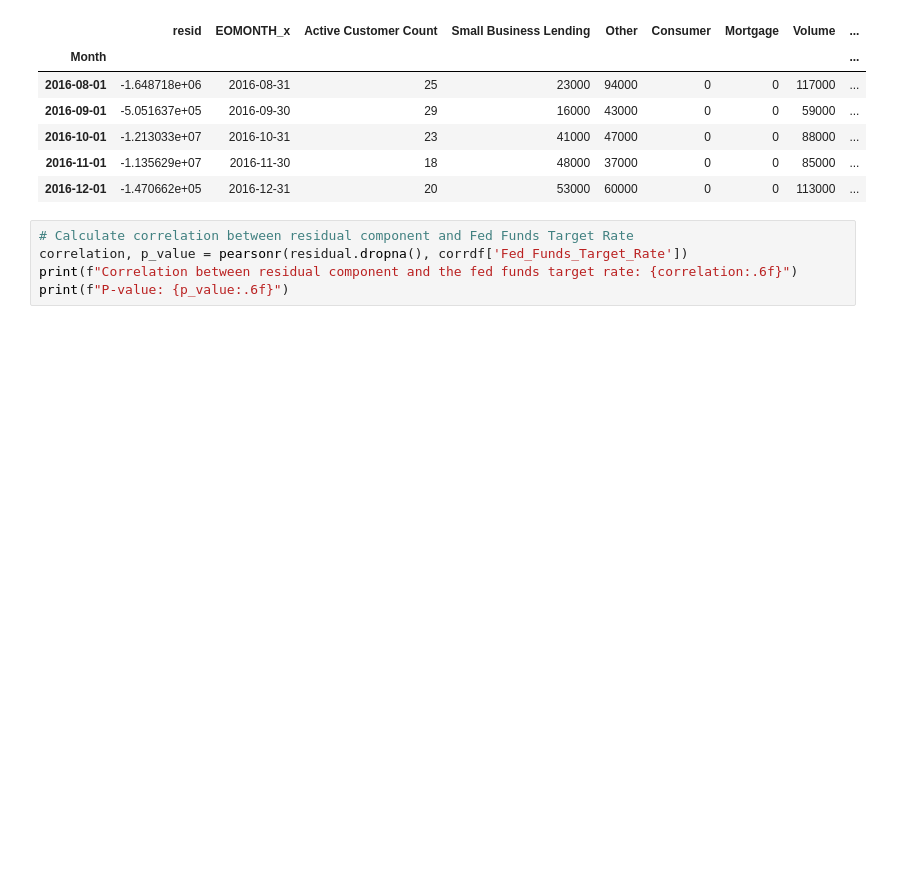
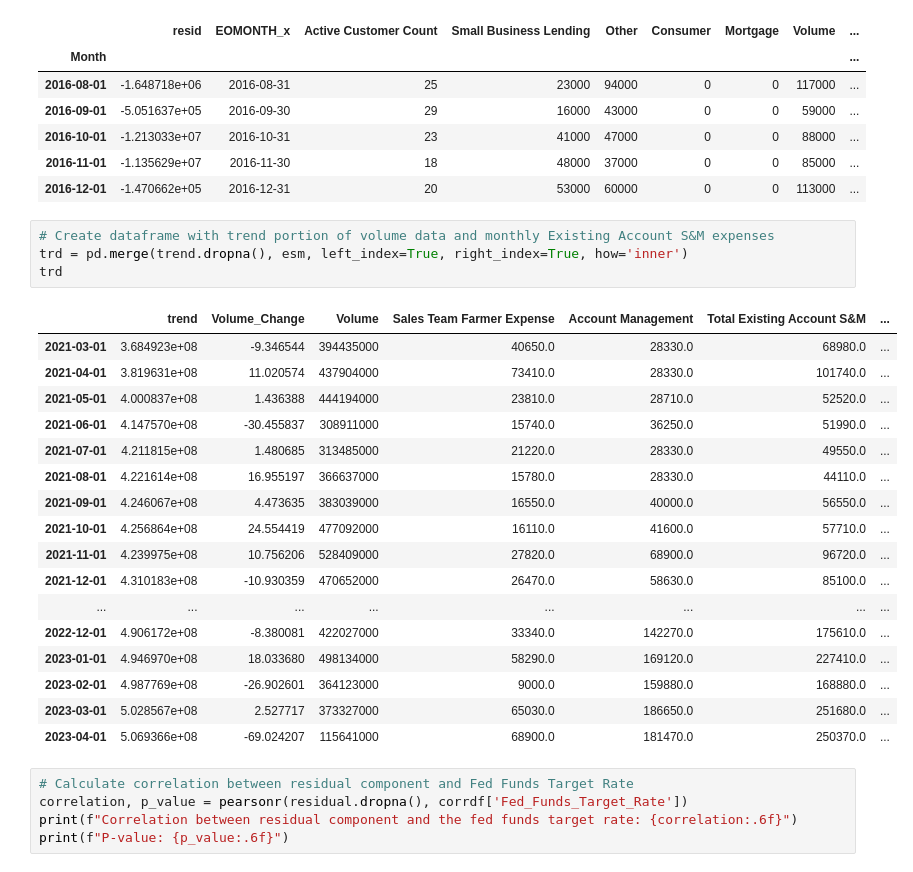
Before and after one commit to CmasterFTP/P.Oakley-Correlation-Analysis, a Jupyter notebook: P.Oakley Correlation Analysis v3 (US_Prime_Rate).ipynb, the cells around one changed output. Saved outputs shown, nothing was run; the diff lists cells and outputs as text; blank space fills up the shorter version.

```diff
--- a/P.Oakley Correlation Analysis v3 (US_Prime_Rate).ipynb
+++ b/P.Oakley Correlation Analysis v3 (US_Prime_Rate).ipynb
@@ -376,6 +376,28 @@ corrdf.head()
 | 2016-10-01 | -1.213033e+07 | 2016-10-31 | 23 | 41000 | 47000 | 0 | 0 | 88000 | ... |
 | 2016-11-01 | -1.135629e+07 | 2016-11-30 | 18 | 48000 | 37000 | 0 | 0 | 85000 | ... |
 | 2016-12-01 | -1.470662e+05 | 2016-12-31 | 20 | 53000 | 60000 | 0 | 0 | 113000 | ... |
+# %%
+# Create dataframe with trend portion of volume data and monthly Existing Account S&M expenses
+trd = pd.merge(trend.dropna(), esm, left_index=True, right_index=True, how='inner')
+trd
+# %% [output]
+|  | trend | Volume_Change | Volume | Sales Team Farmer Expense | Account Management | Total Existing Account S&M | ... |
+| 2021-03-01 | 3.684923e+08 | -9.346544 | 394435000 | 40650.0 | 28330.0 | 68980.0 | ... |
+| 2021-04-01 | 3.819631e+08 | 11.020574 | 437904000 | 73410.0 | 28330.0 | 101740.0 | ... |
+| 2021-05-01 | 4.000837e+08 | 1.436388 | 444194000 | 23810.0 | 28710.0 | 52520.0 | ... |
+| 2021-06-01 | 4.147570e+08 | -30.455837 | 308911000 | 15740.0 | 36250.0 | 51990.0 | ... |
+| 2021-07-01 | 4.211815e+08 | 1.480685 | 313485000 | 21220.0 | 28330.0 | 49550.0 | ... |
+| 2021-08-01 | 4.221614e+08 | 16.955197 | 366637000 | 15780.0 | 28330.0 | 44110.0 | ... |
+| 2021-09-01 | 4.246067e+08 | 4.473635 | 383039000 | 16550.0 | 40000.0 | 56550.0 | ... |
+| 2021-10-01 | 4.256864e+08 | 24.554419 | 477092000 | 16110.0 | 41600.0 | 57710.0 | ... |
+| 2021-11-01 | 4.239975e+08 | 10.756206 | 528409000 | 27820.0 | 68900.0 | 96720.0 | ... |
+| 2021-12-01 | 4.310183e+08 | -10.930359 | 470652000 | 26470.0 | 58630.0 | 85100.0 | ... |
+| ... | ... | ... | ... | ... | ... | ... | ... |
+| 2022-12-01 | 4.906172e+08 | -8.380081 | 422027000 | 33340.0 | 142270.0 | 175610.0 | ... |
+| 2023-01-01 | 4.946970e+08 | 18.033680 | 498134000 | 58290.0 | 169120.0 | 227410.0 | ... |
+| 2023-02-01 | 4.987769e+08 | -26.902601 | 364123000 | 9000.0 | 159880.0 | 168880.0 | ... |
+| 2023-03-01 | 5.028567e+08 | 2.527717 | 373327000 | 65030.0 | 186650.0 | 251680.0 | ... |
+| 2023-04-01 | 5.069366e+08 | -69.024207 | 115641000 | 68900.0 | 181470.0 | 250370.0 | ... |
 # %%
 # Calculate correlation between residual component and Fed Funds Target Rate
 correlation, p_value = pearsonr(residual.dropna(), corrdf['Fed_Funds_Target_Rate'])
```
Also changed, not shown: parts of 18 cells of this notebook.
